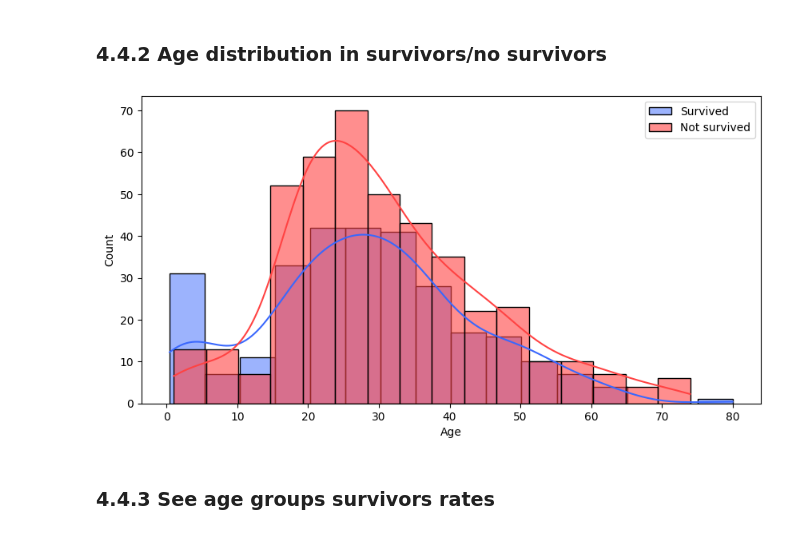
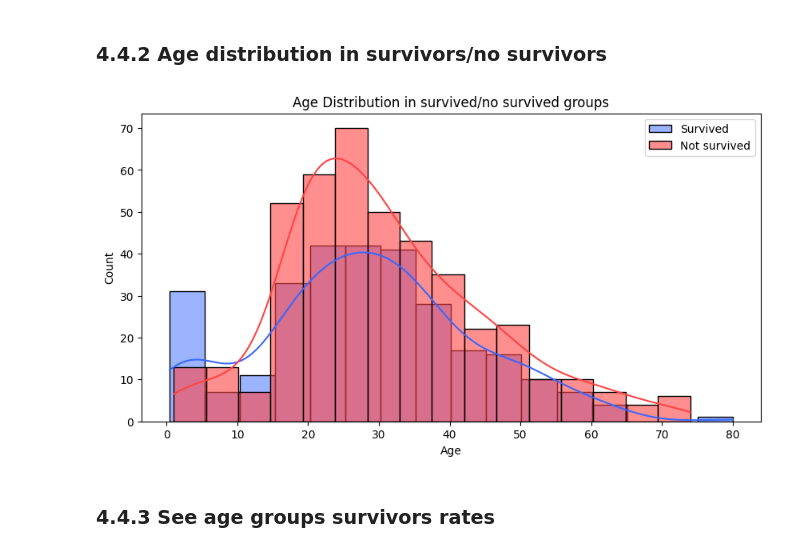
Before and after one commit to charligram/2_titanic, a Jupyter notebook: notebooks/01_EDA.ipynb, the cells around one changed output. Drawn from its saved outputs; the diff is of its cells as text; code cells hidden in the pictures.

```diff
--- a/notebooks/01_EDA.ipynb
+++ b/notebooks/01_EDA.ipynb
@@ -390,29 +390,30 @@ plt.show()
 # %%
 plt.figure(figsize=(10, 5))
 
 
 sns.histplot(
     df_survivors['Age'],
     color=SURVIVED_COLORS[1],
     label='Survived',
     kde=True
 )
 
 sns.histplot(
     df_no_survivors['Age'],
     color=SURVIVED_COLORS[0],
     alpha=0.6,
     label='Not survived',
     kde=True
 )
 
 plt.legend()
 
+plt.title('Age Distribution in survived/no survived groups')
 
 plt.savefig(FIGURES_PATH / '06_01_age_distribution_in_survived_no_survived_groups.png')
 plt.show()
 # %% [output]
-[figure, old version]
+[figure, new version]
 # %% [markdown]
 ### 4.4.3 See age groups survivors rates
 # %% [markdown]
```
Also changed, not shown: parts of 5 cells of this notebook, 3 other files.
